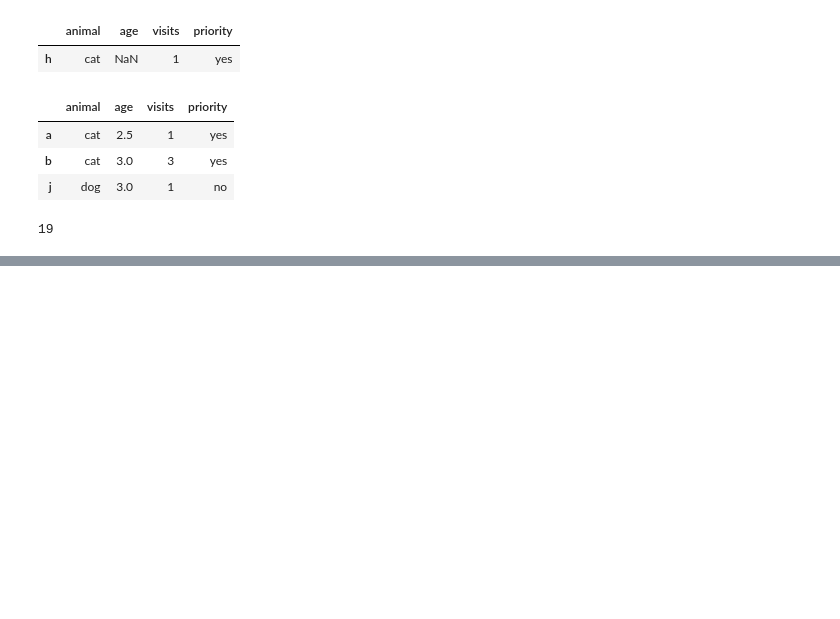
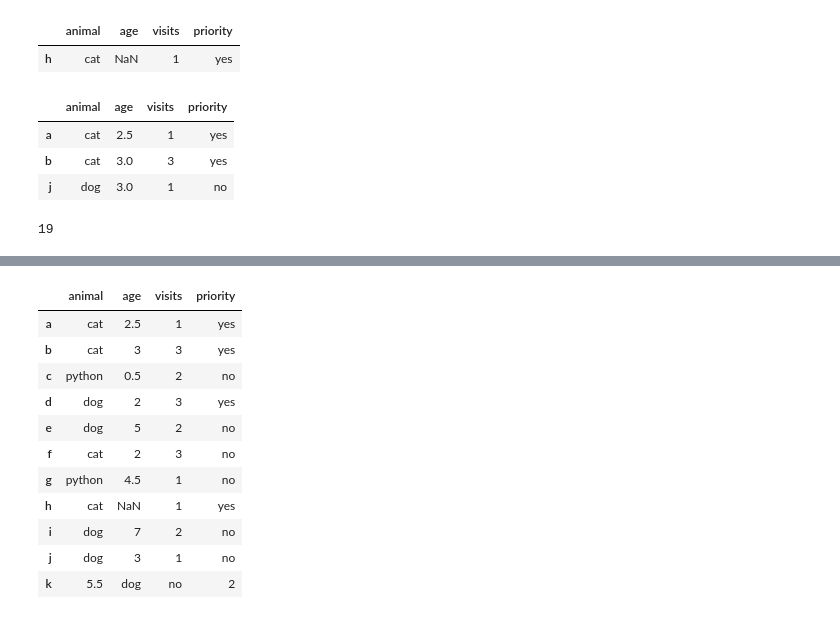
Before and after one commit to hfut-bro/pandas-, a Jupyter notebook: pandas笔记.ipynb, the cells around one changed output, grey strips where cells are left out. Cells and saved outputs as stored; diff of their text form; code cells hidden in the pictures; blank space fills up the shorter version.

```diff
--- a/pandas笔记.ipynb
+++ b/pandas笔记.ipynb
@@ -130,0 +161,3 @@ df['visits'].sum()
+# %%
+df['animal']=df['animal'].replace('snake','python')
+df
@@ -130,0 +176,16 @@ df['visits'].sum()
+# %%
+df.loc['k']=[5.5,'dog','no',2]
+df
+# %% [output]
+|  | animal | age | visits | priority |
+| a | cat | 2.5 | 1 | yes |
+| b | cat | 3 | 3 | yes |
+| c | python | 0.5 | 2 | no |
+| d | dog | 2 | 3 | yes |
+| e | dog | 5 | 2 | no |
+| f | cat | 2 | 3 | no |
+| g | python | 4.5 | 1 | no |
+| h | cat | NaN | 1 | yes |
+| i | dog | 7 | 2 | no |
+| j | dog | 3 | 1 | no |
+| k | 5.5 | dog | no | 2 |
```
Also changed, not shown: parts of 13 cells of this notebook.
